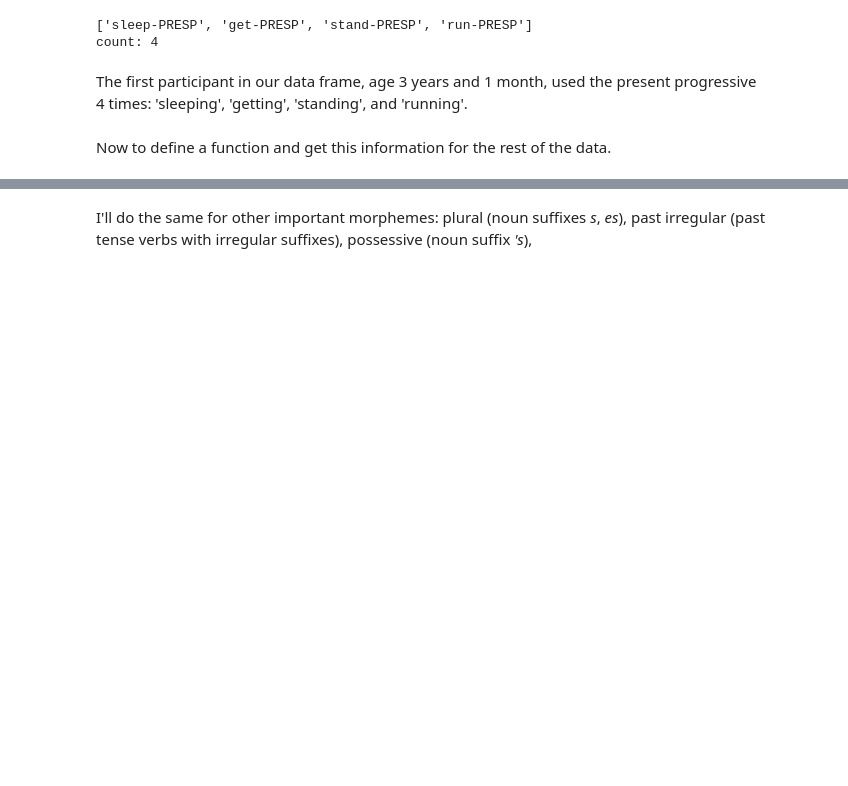
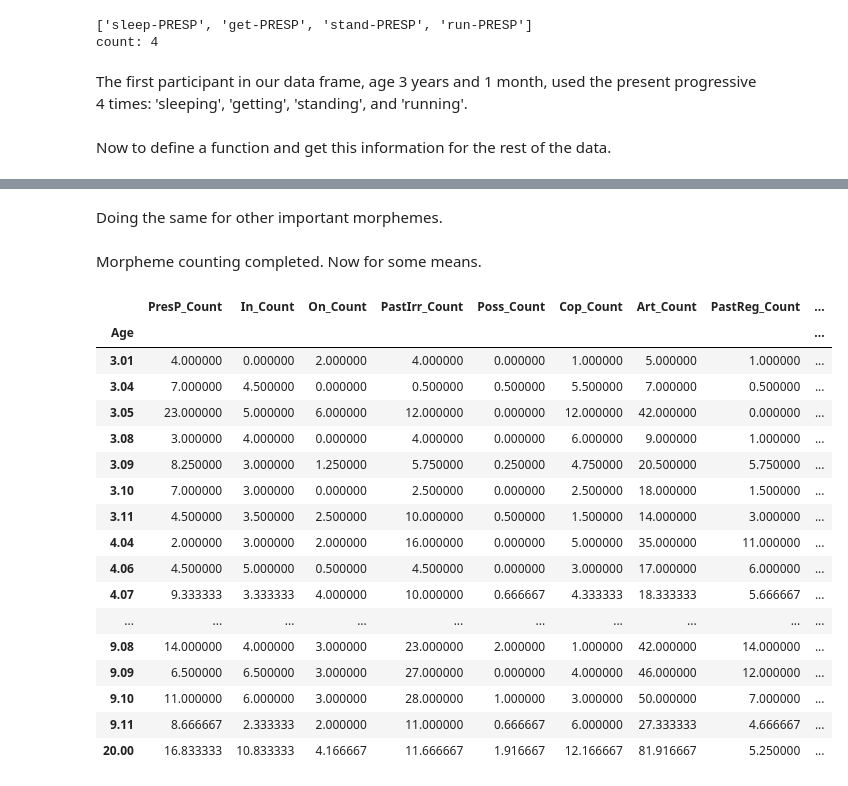
Before and after one commit to Data-Science-for-Linguists-2023/Morpheme-Acquisition-Analysis, a Jupyter notebook: notebooks/data_analysis.ipynb, the cells around one changed output, grey strips where cells are left out. Cells and saved outputs as stored; diff of their text form; code cells hidden in the pictures; blank space fills up the shorter version.

```diff
--- a/notebooks/data_analysis.ipynb
+++ b/notebooks/data_analysis.ipynb
@@ -72,5 +90,5 @@ Lcorpus.head()
 | 2 | Vercellotti\1060_3G3.cha | 1060 | fm5 | Arabic | 19.0 | level4 | more than 5 years | less than 1 year | [the, topic, is, someone, I, admi... | [det:art, n, cop, pro:indef, pro:... | ... |
 | 3 | Vercellotti\1060_4P1.cha | 1060 | fm5 | Arabic | 19.0 | level4 | more than 5 years | less than 1 year | [the, topic, is, talking, about, ... | [det:art, n, aux, part, prep, det... | ... |
 | 4 | Vercellotti\1060_4P2.cha | 1060 | fm5 | Arabic | 19.0 | level4 | more than 5 years | less than 1 year | [the, topic, is, talk, about, som... | [det:art, n, cop, v, adv, pro:ind... | ... |
-# %% [markdown]
-I'll do the same for other important morphemes: plural (noun suffixes *s*, *es*), past irregular (past tense verbs with irregular suffixes), possessive (noun suffix *'s*),
+# %% [markdown]
+Doing the same for other important morphemes.
@@ -103,13 +165,57 @@ Lcorpus['PastIrr_Count'] = Lcorpus['PastIrr'].str.len()
 # %%
-# possessives
-def get_poss(x):
-    pattern = r'\w*-POSS\b'
-    poss = re.findall(pattern, ' '.join(str(y) for y in x))
-    return poss
+# third person singular
+def get_tps(x):
+    pattern = r'\w*-3S\b'
+    tps = re.findall(pattern, ' '.join(str(y) for y in x))
+    return tps
 
 # adding data to the data frames
-Ncorpus['Poss'] = Ncorpus.Morphemes.apply(get_poss)
-Ncorpus['Poss_Count'] = Ncorpus['Poss'].str.len()
-
-Lcorpus['Poss'] = Lcorpus.Morphemes.apply(get_poss)
-Lcorpus['Poss_Count'] = Lcorpus['Poss'].str.len()
+Ncorpus['3PS_Count'] = Ncorpus.Morphemes.apply(get_tps).str.len()
+Lcorpus['3PS_Count'] = Lcorpus.Morphemes.apply(get_tps).str.len()
+# %%
+# third person irregular
+def get_tpirr(x):
+    pattern = r'\w*&3S\b'
+    tpirr = re.findall(pattern, ' '.join(str(y) for y in x))
+    return tpirr
+
+# adding data to the data frames
+Ncorpus['3PIrr_Count'] = Ncorpus.Morphemes.apply(get_tpirr).str.len()
+Lcorpus['3PIrr_Count'] = Lcorpus.Morphemes.apply(get_tpirr).str.len()
+# %%
+# auxiliary
+def get_aux(x):
+    pattern = r'aux'
+    aux = re.findall(pattern, ' '.join(str(y) for y in x))
+    return aux
+
+# adding data to the data frames
+Ncorpus['Aux_Count'] = Ncorpus.POS.apply(get_aux).str.len()
+Lcorpus['Aux_Count'] = Lcorpus.POS.apply(get_aux).str.len()
+# %% [markdown]
+Morpheme counting completed. Now for some means.
+# %%
+# L1 corpus
+Ncorpus['Age'] = Ncorpus['Age'].str.replace(';','.').astype(float)
+Ncorpus[['Age', 'PresP_Count', 'In_Count', 'On_Count', 'PastIrr_Count',
+        'Poss_Count', 'Cop_Count', 'Art_Count', 'PastReg_Count',
+        '3PS_Count', '3PIrr_Count', 'Aux_Count']].groupby("Age").mean()
+# %% [output]
+|  | PresP_Count | In_Count | On_Count | PastIrr_Count | Poss_Count | Cop_Count | Art_Count | PastReg_Count | ... |
+| Age |  |  |  |  |  |  |  |  | ... |
+| 3.01 | 4.000000 | 0.000000 | 2.000000 | 4.000000 | 0.000000 | 1.000000 | 5.000000 | 1.000000 | ... |
+| 3.04 | 7.000000 | 4.500000 | 0.000000 | 0.500000 | 0.500000 | 5.500000 | 7.000000 | 0.500000 | ... |
+| 3.05 | 23.000000 | 5.000000 | 6.000000 | 12.000000 | 0.000000 | 12.000000 | 42.000000 | 0.000000 | ... |
+| 3.08 | 3.000000 | 4.000000 | 0.000000 | 4.000000 | 0.000000 | 6.000000 | 9.000000 | 1.000000 | ... |
+| 3.09 | 8.250000 | 3.000000 | 1.250000 | 5.750000 | 0.250000 | 4.750000 | 20.500000 | 5.750000 | ... |
+| 3.10 | 7.000000 | 3.000000 | 0.000000 | 2.500000 | 0.000000 | 2.500000 | 18.000000 | 1.500000 | ... |
+| 3.11 | 4.500000 | 3.500000 | 2.500000 | 10.000000 | 0.500000 | 1.500000 | 14.000000 | 3.000000 | ... |
+| 4.04 | 2.000000 | 3.000000 | 2.000000 | 16.000000 | 0.000000 | 5.000000 | 35.000000 | 11.000000 | ... |
+| 4.06 | 4.500000 | 5.000000 | 0.500000 | 4.500000 | 0.000000 | 3.000000 | 17.000000 | 6.000000 | ... |
+| 4.07 | 9.333333 | 3.333333 | 4.000000 | 10.000000 | 0.666667 | 4.333333 | 18.333333 | 5.666667 | ... |
+| ... | ... | ... | ... | ... | ... | ... | ... | ... | ... |
+| 9.08 | 14.000000 | 4.000000 | 3.000000 | 23.000000 | 2.000000 | 1.000000 | 42.000000 | 14.000000 | ... |
+| 9.09 | 6.500000 | 6.500000 | 3.000000 | 27.000000 | 0.000000 | 4.000000 | 46.000000 | 12.000000 | ... |
+| 9.10 | 11.000000 | 6.000000 | 3.000000 | 28.000000 | 1.000000 | 3.000000 | 50.000000 | 7.000000 | ... |
+| 9.11 | 8.666667 | 2.333333 | 2.000000 | 11.000000 | 0.666667 | 6.000000 | 27.333333 | 4.666667 | ... |
+| 20.00 | 16.833333 | 10.833333 | 4.166667 | 11.666667 | 1.916667 | 12.166667 | 81.916667 | 5.250000 | ... |
```
Also changed, not shown: parts of 15 cells of this notebook.
